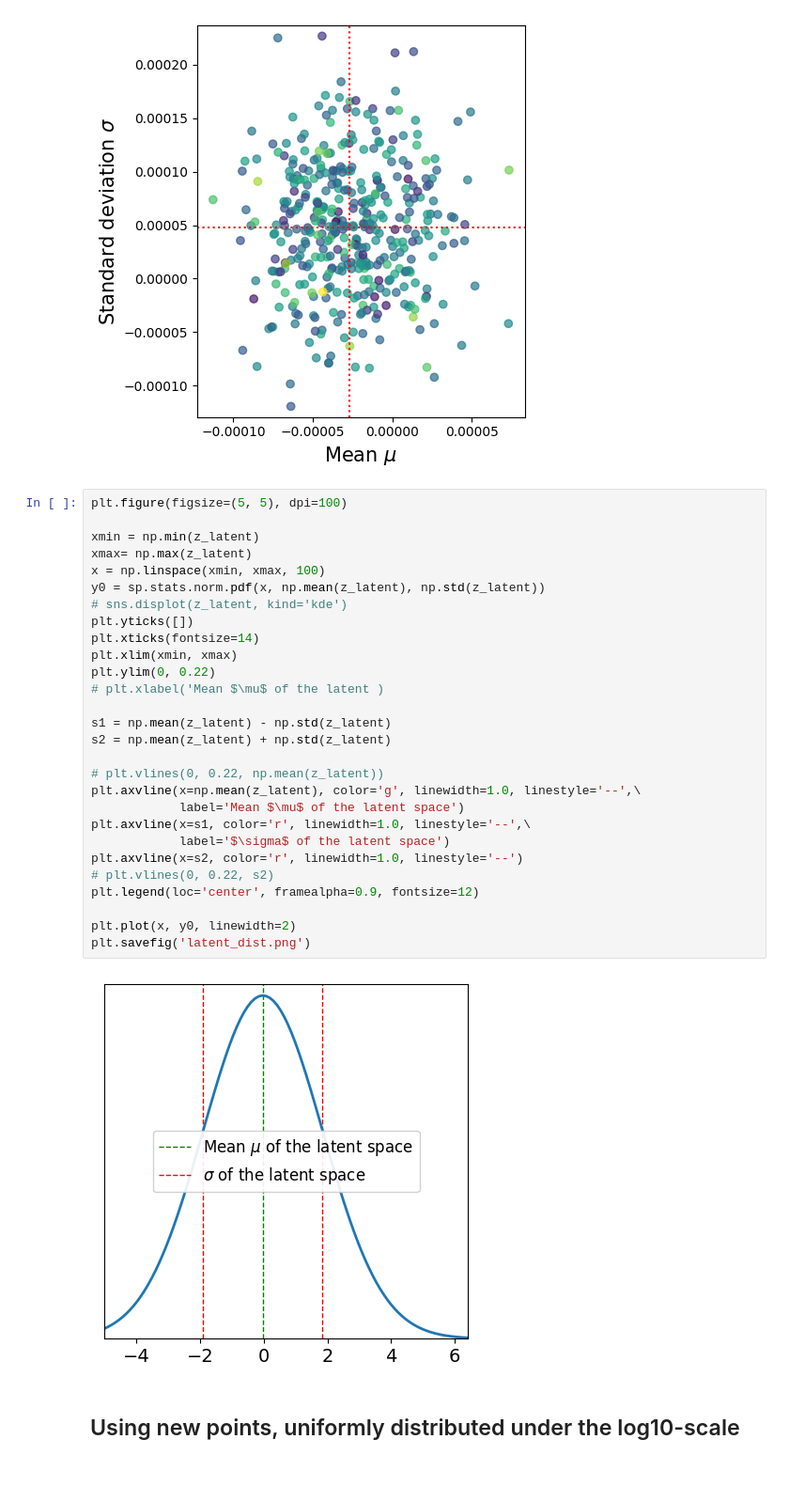
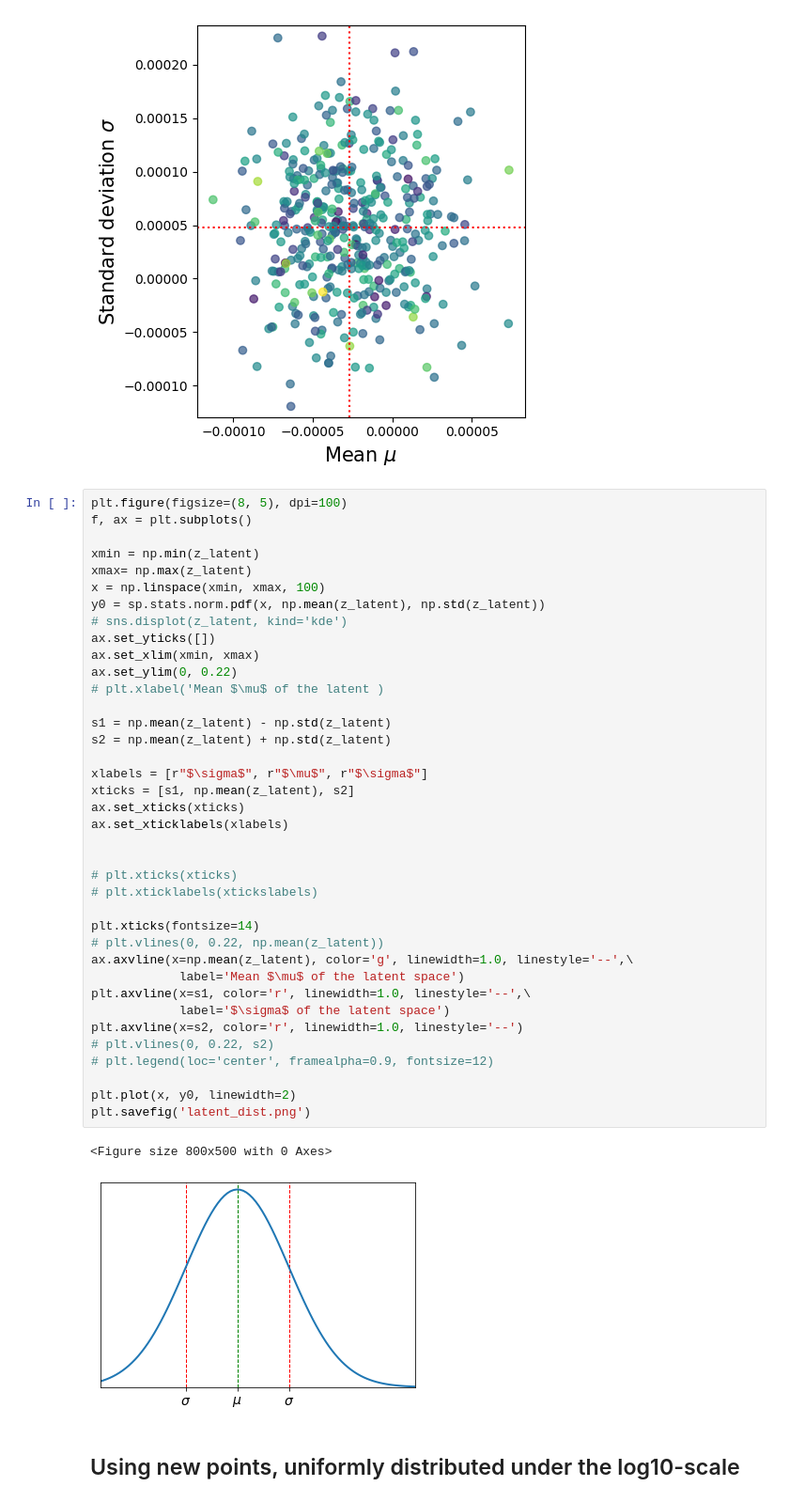
Before and after one commit to igomezv/neuralCosmoReconstruction, a Jupyter notebook: notebooks/loadVAE.ipynb, the cells around one changed output. Shown: that part at 94% size. Drawn from its saved outputs; the diff is of its cells as text; blank space fills up the shorter version.

```diff
--- a/notebooks/loadVAE.ipynb
+++ b/notebooks/loadVAE.ipynb
@@ -159,35 +159,46 @@ plt.savefig('mean_sigma_latent.png', transparent=True)
 # %% [output]
 [figure]
 # %%
-plt.figure(figsize=(5, 5), dpi=100)
+plt.figure(figsize=(8, 5), dpi=100)
+f, ax = plt.subplots()
 
 xmin = np.min(z_latent)
 xmax= np.max(z_latent)
 x = np.linspace(xmin, xmax, 100)
 y0 = sp.stats.norm.pdf(x, np.mean(z_latent), np.std(z_latent))
 # sns.displot(z_latent, kind='kde')
-plt.yticks([])
-plt.xticks(fontsize=14)
-plt.xlim(xmin, xmax)
-plt.ylim(0, 0.22)
+ax.set_yticks([])
+ax.set_xlim(xmin, xmax)
+ax.set_ylim(0, 0.22)
 # plt.xlabel('Mean $\mu$ of the latent )
 
 s1 = np.mean(z_latent) - np.std(z_latent)
 s2 = np.mean(z_latent) + np.std(z_latent)
 
+xlabels = [r"$\sigma$", r"$\mu$", r"$\sigma$"]
+xticks = [s1, np.mean(z_latent), s2]
+ax.set_xticks(xticks)
+ax.set_xticklabels(xlabels)
+
+
+# plt.xticks(xticks)
+# plt.xticklabels(xtickslabels)
+
+plt.xticks(fontsize=14)
 # plt.vlines(0, 0.22, np.mean(z_latent))
-plt.axvline(x=np.mean(z_latent), color='g', linewidth=1.0, linestyle='--',\
+ax.axvline(x=np.mean(z_latent), color='g', linewidth=1.0, linestyle='--',\
             label='Mean $\mu$ of the latent space')
 plt.axvline(x=s1, color='r', linewidth=1.0, linestyle='--',\
             label='$\sigma$ of the latent space')
 plt.axvline(x=s2, color='r', linewidth=1.0, linestyle='--')
 # plt.vlines(0, 0.22, s2)
-plt.legend(loc='center', framealpha=0.9, fontsize=12)
+# plt.legend(loc='center', framealpha=0.9, fontsize=12)
 
 plt.plot(x, y0, linewidth=2)
 plt.savefig('latent_dist.png')
 # %% [output]
+<Figure size 800x500 with 0 Axes>
-[figure, old version]
+[figure, new version]
 # %% [markdown]
 ## Using new points, uniformly distributed under the log10-scale
 # %%
```
